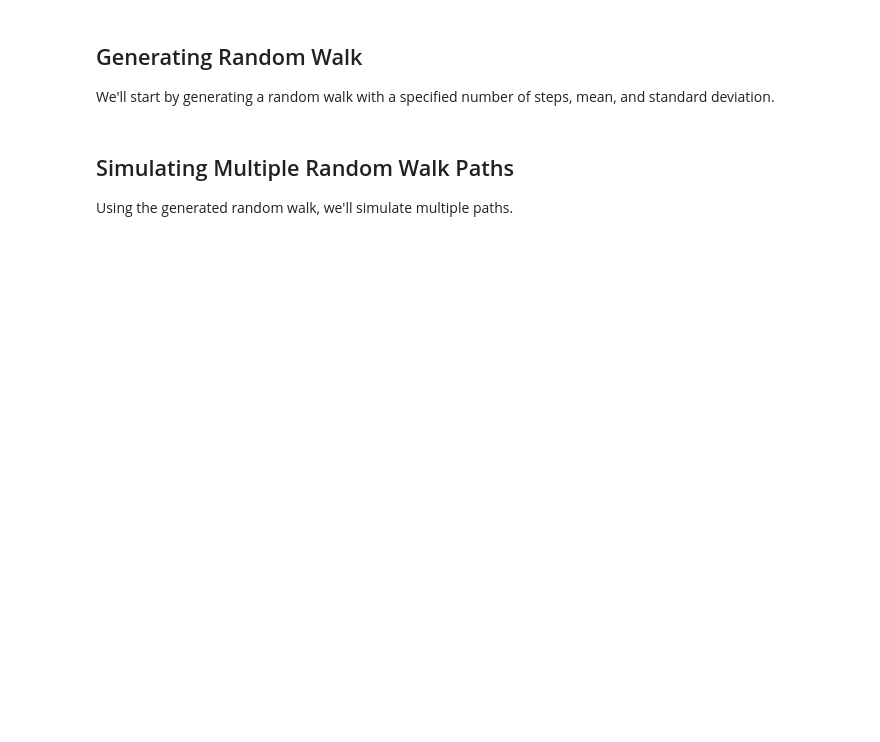
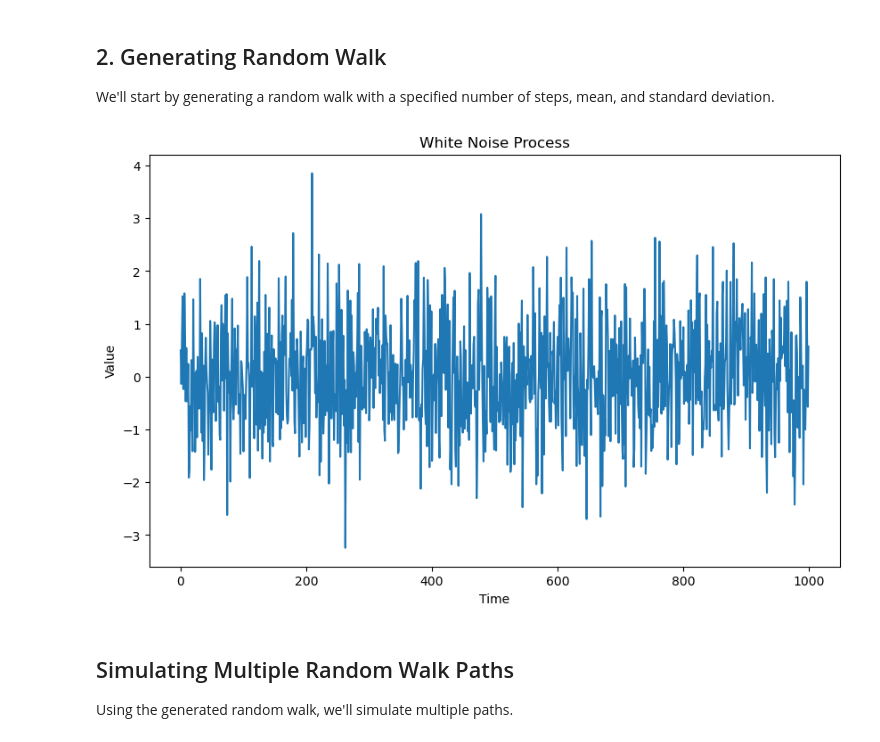
Before and after one commit to ignaciopericet/White-Noise-Analysis, a Jupyter notebook: Random_Walk.ipynb, the cells around one changed output. Cells and saved outputs as stored; diff of their text form; code cells hidden in the pictures; blank space fills up the shorter version.

```diff
--- a/Random_Walk.ipynb
+++ b/Random_Walk.ipynb
@@ -15,15 +47,32 @@ CONFIDENCE_LEVEL = 0.95
 # %% [markdown]
-## Generating Random Walk
+## 2. Generating Random Walk
 
 We'll start by generating a random walk with a specified number of steps, mean, and standard deviation.
 # %%
+import numpy as np
+import matplotlib.pyplot as plt
+
 def generate_random_walk(n=1000, mean=0, std_dev=1):
     return np.cumsum(np.random.normal(mean, std_dev, n))
 
 # Generate random walk
 n = 1000
 random_walk = generate_random_walk(n=n)
 random_walk
+
+# Generate white noise
+np.random.seed(42)
+white_noise = np.random.normal(0, 1, 1000)
+
+# Plot the white noise
+plt.figure(figsize=(10, 6))
+plt.plot(white_noise)
+plt.title('White Noise Process')
+plt.xlabel('Time')
+plt.ylabel('Value')
+plt.show()
+# %% [output]
+[figure, added]
 # %% [markdown]
 ## Simulating Multiple Random Walk Paths
 
```
Also changed, not shown: parts of 30 cells of this notebook, 2 other files.
